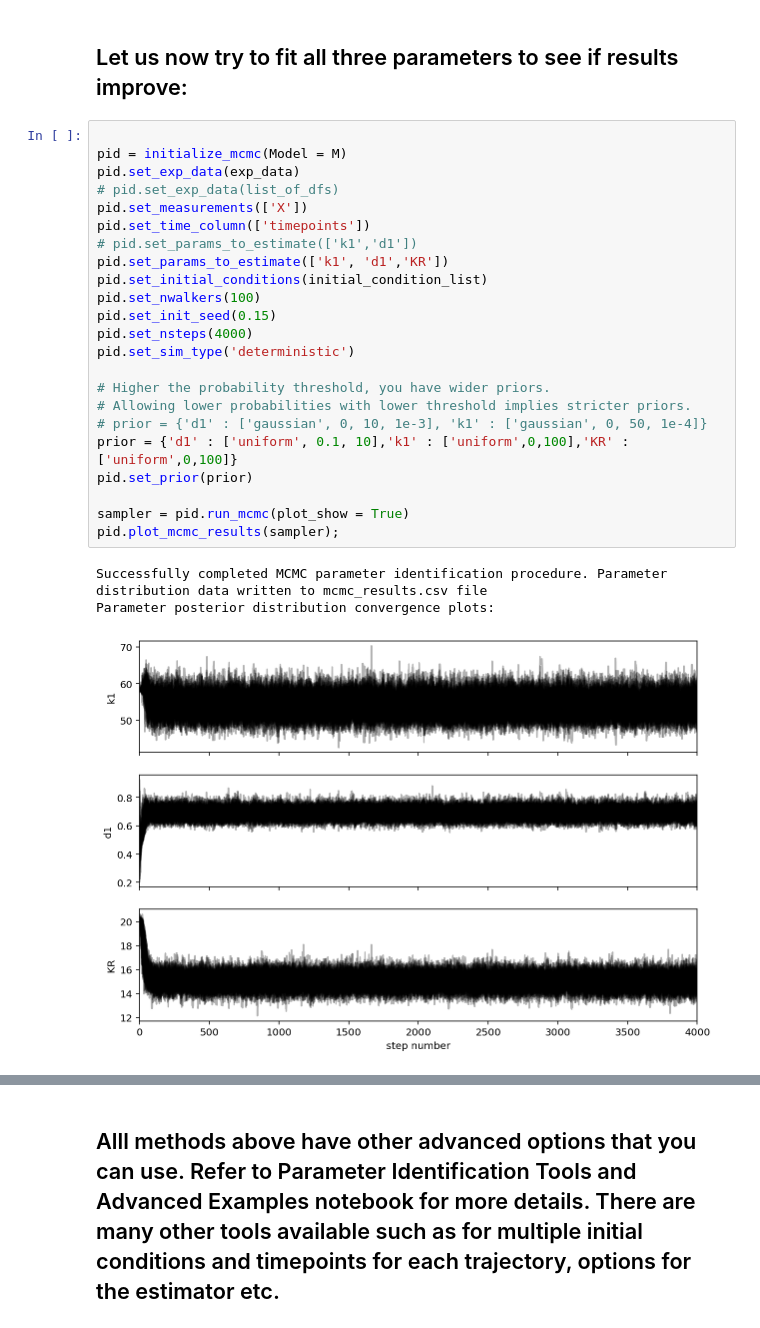
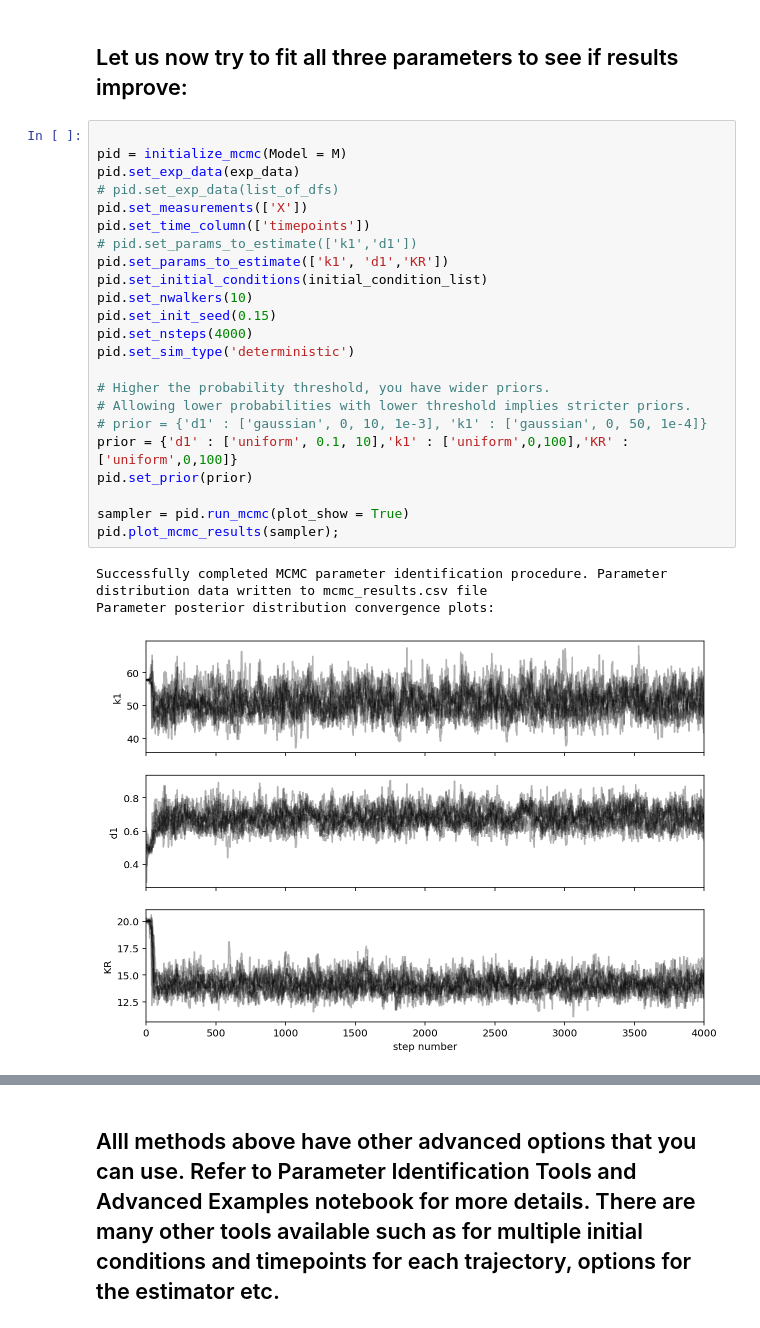
Before and after one commit to biocircuits/bioscrape, a Jupyter notebook: inference examples/Multiple initial conditions.ipynb, the cells around one changed output, grey strips where cells are left out. Cells and saved outputs as stored; diff of their text form.

```diff
--- a/inference examples/Multiple initial conditions.ipynb
+++ b/inference examples/Multiple initial conditions.ipynb
@@ -167,27 +167,27 @@ plt.ylabel("[X]");
 # %%
 
 pid = initialize_mcmc(Model = M)
 pid.set_exp_data(exp_data)
 # pid.set_exp_data(list_of_dfs)
 pid.set_measurements(['X'])
 pid.set_time_column(['timepoints'])
 # pid.set_params_to_estimate(['k1','d1'])
 pid.set_params_to_estimate(['k1', 'd1','KR'])
 pid.set_initial_conditions(initial_condition_list)
-pid.set_nwalkers(100)
+pid.set_nwalkers(10)
 pid.set_init_seed(0.15)
 pid.set_nsteps(4000)
 pid.set_sim_type('deterministic')
 
 # Higher the probability threshold, you have wider priors.
 # Allowing lower probabilities with lower threshold implies stricter priors.
 # prior = {'d1' : ['gaussian', 0, 10, 1e-3], 'k1' : ['gaussian', 0, 50, 1e-4]}
 prior = {'d1' : ['uniform', 0.1, 10],'k1' : ['uniform',0,100],'KR' : ['uniform',0,100]}
 pid.set_prior(prior)
 
 sampler = pid.run_mcmc(plot_show = True)
 pid.plot_mcmc_results(sampler);
 # %% [output]
 Successfully completed MCMC parameter identification procedure. Parameter distribution data written to mcmc_results.csv file
 Parameter posterior distribution convergence plots:
-[figure, old version]
+[figure, new version]
```
Also changed, not shown: parts of 8 cells of this notebook, 11 other files.
